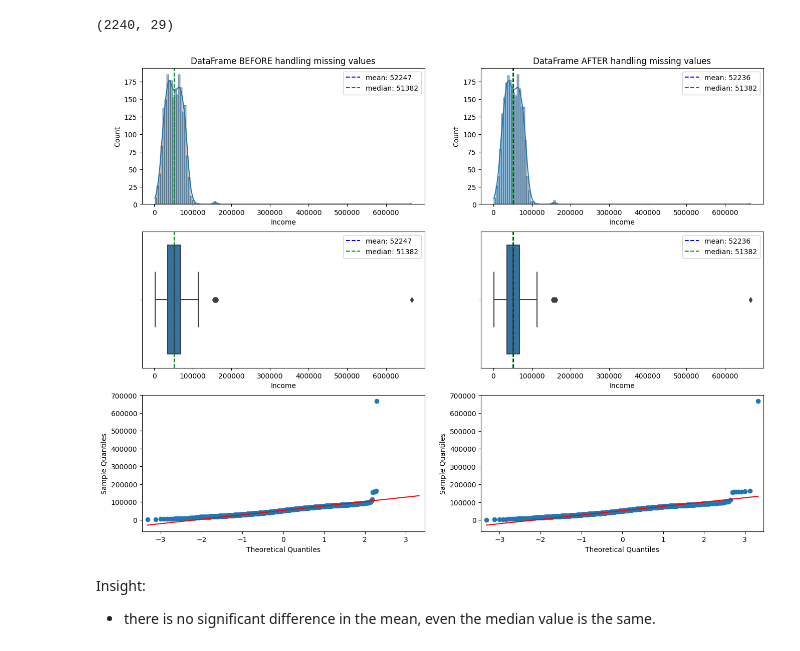
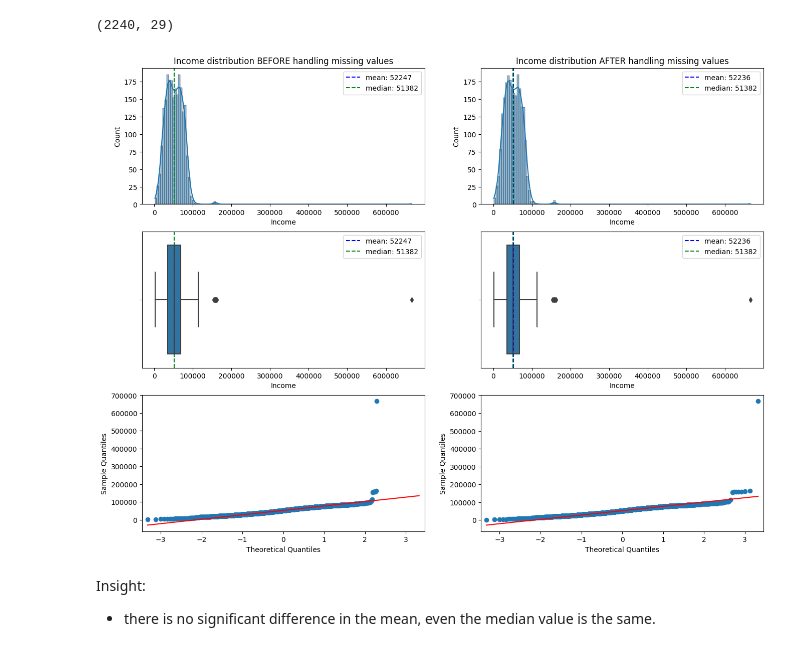
Before and after one commit to fnkhairudin/CapstoneProjectModul2, a Jupyter notebook: notebooks/1.0-fnk-data-prepreation.ipynb, the cells around one changed output. Drawn from its saved outputs; the diff is of its cells as text; code cells hidden in the pictures.

Commit message:
stastical test income

```diff
--- a/notebooks/1.0-fnk-data-prepreation.ipynb
+++ b/notebooks/1.0-fnk-data-prepreation.ipynb
@@ -224,0 +252,11 @@ df.query("ID == 0")
+# %%
+# IQR (Q3 - Q1) in Year_Birth column
+q3 = fnc.checkquantiles(df,'Year_Birth')[3]
+q1 = fnc.checkquantiles(df,'Year_Birth')[1]
+iqr = q3 - q1
+
+# lower bound
+lowerbound = q1 - (1.5*iqr)
+
+# check how many percents outliers data in Year_Birth column
+print(f"There are {round((len(df.loc[df['Year_Birth'] < lowerbound]) / len(df)),5) * 100}% outliers data")
@@ -224,0 +273,29 @@ df.query("ID == 0")
+# %%
+# quantile of Income
+quantile_income = fnc.checkquantiles(df,'Income')
+
+# quantile of Year_Birth
+quantile_year_birth = fnc.checkquantiles(df,'Year_Birth')
+
+# mode of Year_Birth based on its quantile
+mode1 = df.loc[(df['Year_Birth'] >= quantile_year_birth[0]) & (df['Year_Birth'] <= quantile_year_birth[1])]['Year_Birth'].mode()[0] # mode between min - q1
+mode2 = df.loc[(df['Year_Birth'] >= quantile_year_birth[1]) & (df['Year_Birth'] <= quantile_year_birth[2])]['Year_Birth'].mode()[0] # mode between q1 - q2
+mode3 = df.loc[(df['Year_Birth'] >= quantile_year_birth[2]) & (df['Year_Birth'] <= quantile_year_birth[3])]['Year_Birth'].mode()[0] # mode between q2 - q3
+mode4 = df.loc[(df['Year_Birth'] >= quantile_year_birth[3]) & (df['Year_Birth'] <= quantile_year_birth[4])]['Year_Birth'].mode()[0] # mode between q3 - q4
+
+# check where the income outliers are located based on its quantile, then apply year_birth with Year_Birth's mode based on income's quantile
+def new_year_birth(df):
+    # get outlier data
+    if df['Year_Birth'] < lowerbound:
+        if df['Income'] <= quantile_income[1] and df['Income'] >= quantile_income[0]:
+            return mode1
+        elif df['Income'] <= quantile_income[2] and df['Income'] >= quantile_income[1]:
+            return mode2
+        elif df['Income'] <= quantile_income[3] and df['Income'] >= quantile_income[2]:
+            return mode3
+        else:
+            return mode4
+    else:
+        return df['Year_Birth']
+
+df['Year_Birth'] = df.apply(new_year_birth, axis=1)
@@ -478,29 +565,29 @@ display(df_original.shape, df_combine.shape)
 # %%
 fig, ((ax1,ax2),(ax3,ax4),(ax5,ax6)) = plt.subplots(nrows=3, ncols=2, figsize=(16,12))
 
 axhist = [ax1,ax2]
 axbox = [ax3,ax4]
 axqq = [ax5,ax6]
 values = [df_original, df_combine]
-title = ['DataFrame BEFORE handling missing values','DataFrame AFTER handling missing values']
+title = ['Income distribution BEFORE handling missing values','Income distribution AFTER handling missing values']
 
 for i in zip(values, axhist, axbox, axqq, title):
     sns.histplot(i[0], x='Income', kde=True, ax=i[1])
     sns.boxplot(i[0], x='Income', ax=i[2])
     sm.qqplot(i[0]['Income'], line='q', ax=i[3])
     # set title
     i[1].set_title(i[4])
     # legend for histplot (mean and median)
     i[1].axvline(x=i[0]['Income'].mean(), color='blue', label=f"mean: {round(i[0]['Income'].mean())}", linestyle='--')
     i[1].axvline(x=i[0]['Income'].median(), color='#04871a', label=f"median: {round(i[0]['Income'].median())}", linestyle='--')
     # legend for boxplot (mean and median)
     i[2].axvline(x=i[0]['Income'].mean(), color='blue', label=f"mean: {round(i[0]['Income'].mean())}", linestyle='--')
     i[2].axvline(x=i[0]['Income'].median(), color='#04871a', label=f"median: {round(i[0]['Income'].median())}", linestyle='--')
     # show legend
     i[1].legend()
     i[2].legend()
 # %% [output]
-[figure, old version]
+[figure, new version]
 # %% [markdown]
 Insight:
 - there is no significant difference in the mean, even the median value is the same.
```
Also changed, not shown: parts of 42 cells of this notebook.
